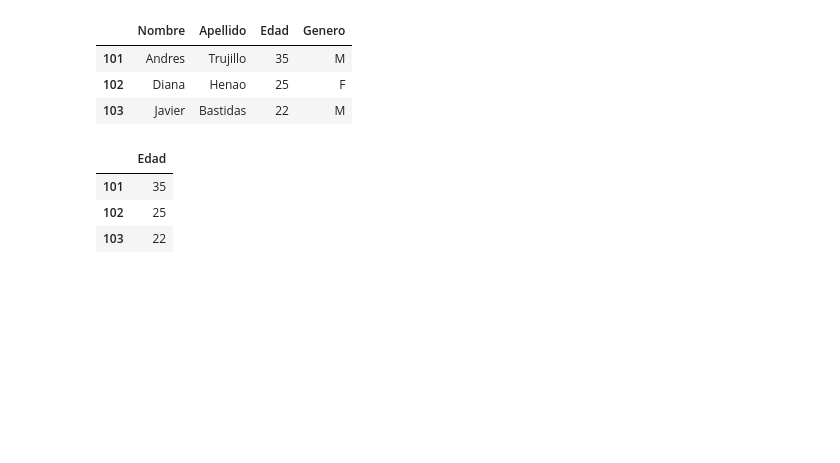
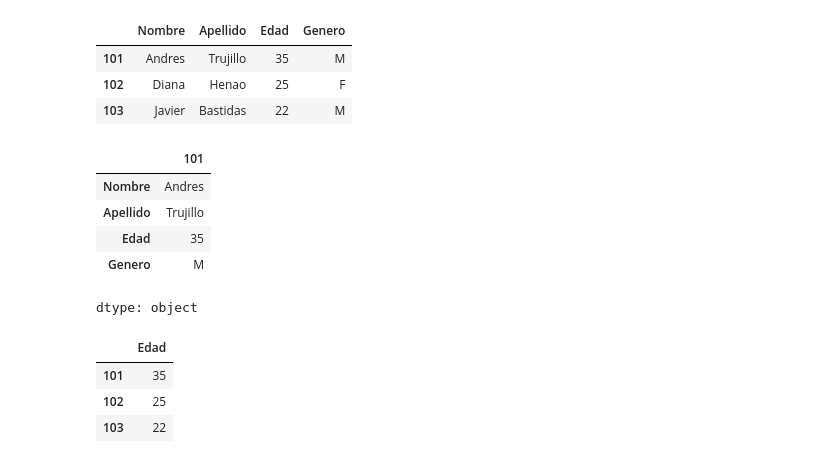
Before and after one commit to asegura4488/EDCO_IntroCienciaDatos, a Jupyter notebook: Semana2/Sesion3.ipynb, the cells around one changed output. Drawn from its saved outputs; the diff is of its cells as text; code cells hidden in the pictures; blank space fills up the shorter version.

```diff
--- a/Semana2/Sesion3.ipynb
+++ b/Semana2/Sesion3.ipynb
@@ -86,6 +86,15 @@ df
 | 101 | Andres | Trujillo | 35 | M |
 | 102 | Diana | Henao | 25 | F |
 | 103 | Javier | Bastidas | 22 | M |
+# %%
+df.loc[101] # Una ejecución de consulta
+# %% [output]
+|  | 101 |
+| Nombre | Andres |
+| Apellido | Trujillo |
+| Edad | 35 |
+| Genero | M |
+dtype: object
 # %%
 # Elegir una columna de los datos
 df['Edad']
```
Also changed, not shown: parts of 13 cells of this notebook.
